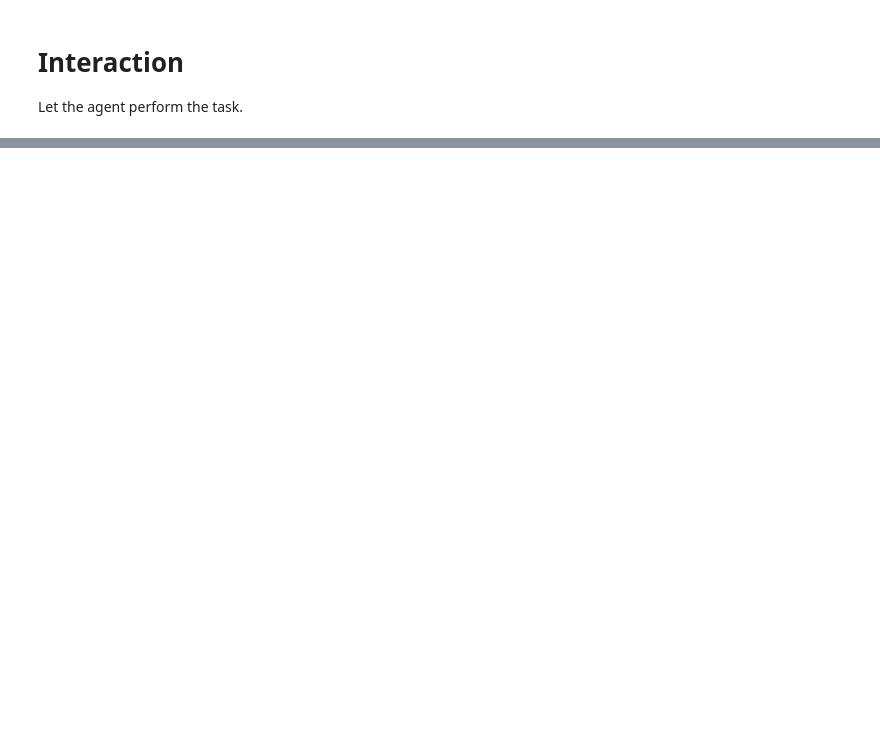
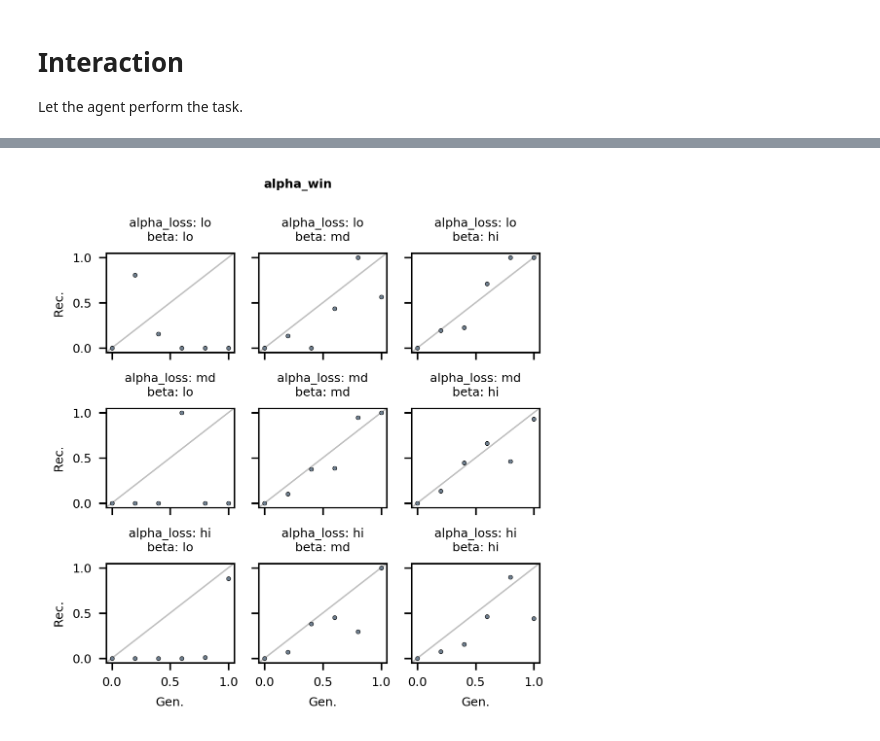
Before and after one commit to moltaire/rl, a Jupyter notebook: Example.ipynb, the cells around one changed output, grey strips where cells are left out. Saved outputs shown, nothing was run; the diff lists cells and outputs as text; code cells hidden in the pictures; blank space fills up the shorter version.

```diff
--- a/Example.ipynb
+++ b/Example.ipynb
@@ -51,0 +93,26 @@ rl.plots.plot_data(data=df);
+# %%
+# Set up task
+task_vars = rl.task.TaskVars()
+task_vars.n_trials = 100
+task_vars.n_blocks = 2
+task = rl.task.Task(task_vars=task_vars)
+# %%
+# Set up agent
+agent_vars = rl.agent.AgentVars()
+agent_vars.alpha_win = np.nan
+agent_vars.alpha_loss = np.nan
+agent_vars.beta = np.nan
+agent = rl.agent.Agent(agent_vars=agent_vars)
+# %%
+# Set up parameter ranges
+alpha_win_values = {'var': np.arange(0, 1.01, 0.2), 'lo':0.1, 'md':0.5, 'hi':0.8}
+alpha_loss_values = {'var': np.arange(0, 1.01, 0.2), 'lo':0.1, 'md':0.5, 'hi':0.8}
+beta_values = {'var':np.arange(1, 10, 2), 'lo':1, 'md':5, 'hi':10}
+parameter_values = {'alpha_win':alpha_win_values,
+              'alpha_loss':alpha_loss_values,
+              'beta':beta_values}
+# %%
+# Set up estimation
+est_vars = rl.estimation.EstimationVars(task_vars=task_vars)
+est_vars.n_sp = 1
+est = rl.estimation.Estimation(est_vars=est_vars)
@@ -51,0 +242,7 @@ rl.plots.plot_data(data=df);
+# %%
+plot_recovery_results(recovery_results,
+                      'alpha_win',
+                      ticks=np.linspace(0, 1, 3),
+                      bounds=[-0.05, 1.05]);
+# %% [output]
+[figure, added]
```
Also changed, not shown: parts of 18 cells of this notebook, 4 other files.
